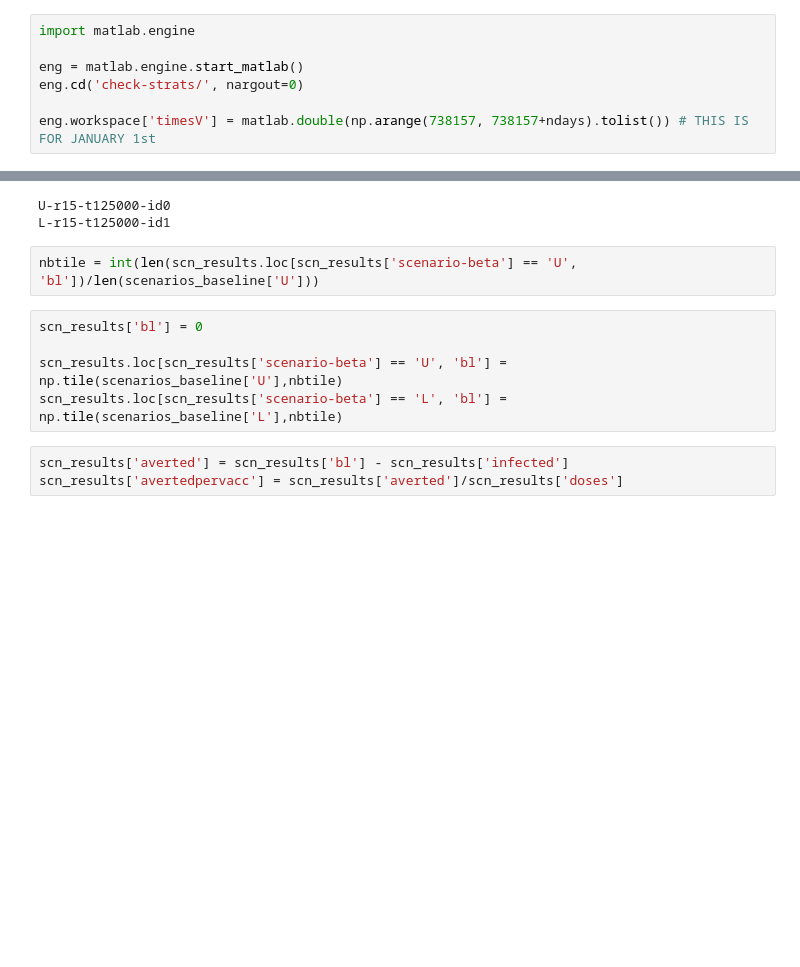
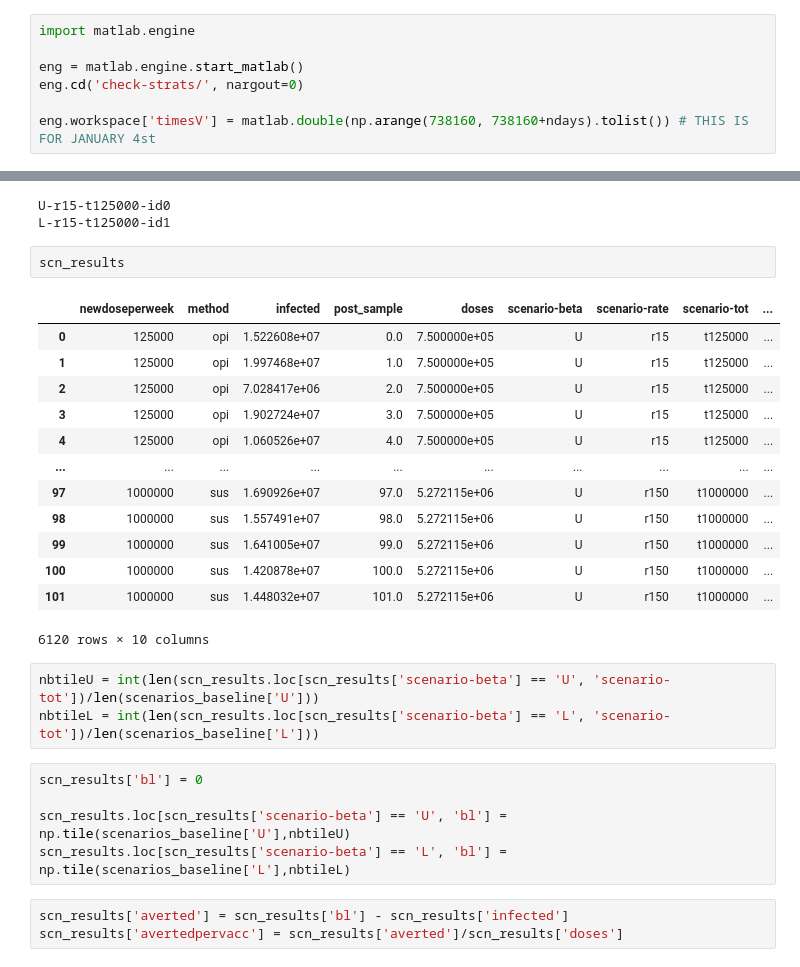
Before and after one commit to jcblemai/COVID-19_italy-vaccination-oc, a Jupyter notebook: generate_all_scn.ipynb, the cells around one changed output, grey strips where cells are left out. Saved outputs shown, nothing was run; the diff lists cells and outputs as text; blank space fills up the shorter version.

```diff
--- a/generate_all_scn.ipynb
+++ b/generate_all_scn.ipynb
@@ -252,7 +248,7 @@ import matlab.engine
 eng = matlab.engine.start_matlab()
 eng.cd('check-strats/', nargout=0)
 
-eng.workspace['timesV'] = matlab.double(np.arange(738157, 738157+ndays).tolist()) # THIS IS FOR JANUARY 1st
+eng.workspace['timesV'] = matlab.double(np.arange(738160, 738160+ndays).tolist()) # THIS IS FOR JANUARY 4st
 # %%
 scenarios = {pick_scenario(setup, i)['name']:pick_scenario(setup, i) for i in np.arange(16)}
 scenarios.keys()
@@ -357,13 +329,30 @@ for scenario_name, scenario in scenarios.items():
 # %% [output]
 U-r15-t125000-id0
 L-r15-t125000-id1
+# %%
+scn_results
+# %% [output]
+|  | newdoseperweek | method | infected | post_sample | doses | scenario-beta | scenario-rate | scenario-tot | ... |
+| 0 | 125000 | opi | 1.522608e+07 | 0.0 | 7.500000e+05 | U | r15 | t125000 | ... |
+| 1 | 125000 | opi | 1.997468e+07 | 1.0 | 7.500000e+05 | U | r15 | t125000 | ... |
+| 2 | 125000 | opi | 7.028417e+06 | 2.0 | 7.500000e+05 | U | r15 | t125000 | ... |
+| 3 | 125000 | opi | 1.902724e+07 | 3.0 | 7.500000e+05 | U | r15 | t125000 | ... |
+| 4 | 125000 | opi | 1.060526e+07 | 4.0 | 7.500000e+05 | U | r15 | t125000 | ... |
+| ... | ... | ... | ... | ... | ... | ... | ... | ... | ... |
+| 97 | 1000000 | sus | 1.690926e+07 | 97.0 | 5.272115e+06 | U | r150 | t1000000 | ... |
+| 98 | 1000000 | sus | 1.557491e+07 | 98.0 | 5.272115e+06 | U | r150 | t1000000 | ... |
+| 99 | 1000000 | sus | 1.641005e+07 | 99.0 | 5.272115e+06 | U | r150 | t1000000 | ... |
+| 100 | 1000000 | sus | 1.420878e+07 | 100.0 | 5.272115e+06 | U | r150 | t1000000 | ... |
+| 101 | 1000000 | sus | 1.448032e+07 | 101.0 | 5.272115e+06 | U | r150 | t1000000 | ... |
+6120 rows × 10 columns
 # %%
-nbtile = int(len(scn_results.loc[scn_results['scenario-beta'] == 'U', 'bl'])/len(scenarios_baseline['U']))
+nbtileU = int(len(scn_results.loc[scn_results['scenario-beta'] == 'U', 'scenario-tot'])/len(scenarios_baseline['U']))
+nbtileL = int(len(scn_results.loc[scn_results['scenario-beta'] == 'L', 'scenario-tot'])/len(scenarios_baseline['L']))
 # %%
 scn_results['bl'] = 0
 
-scn_results.loc[scn_results['scenario-beta'] == 'U', 'bl'] = np.tile(scenarios_baseline['U'],nbtile)
-scn_results.loc[scn_results['scenario-beta'] == 'L', 'bl'] = np.tile(scenarios_baseline['L'],nbtile)
+scn_results.loc[scn_results['scenario-beta'] == 'U', 'bl'] = np.tile(scenarios_baseline['U'],nbtileU)
+scn_results.loc[scn_results['scenario-beta'] == 'L', 'bl'] = np.tile(scenarios_baseline['L'],nbtileL)
 # %%
 scn_results['averted'] = scn_results['bl'] - scn_results['infected']
 scn_results['avertedpervacc'] = scn_results['averted']/scn_results['doses']
```
Also changed, not shown: parts of 8 cells of this notebook, 2 other files.
